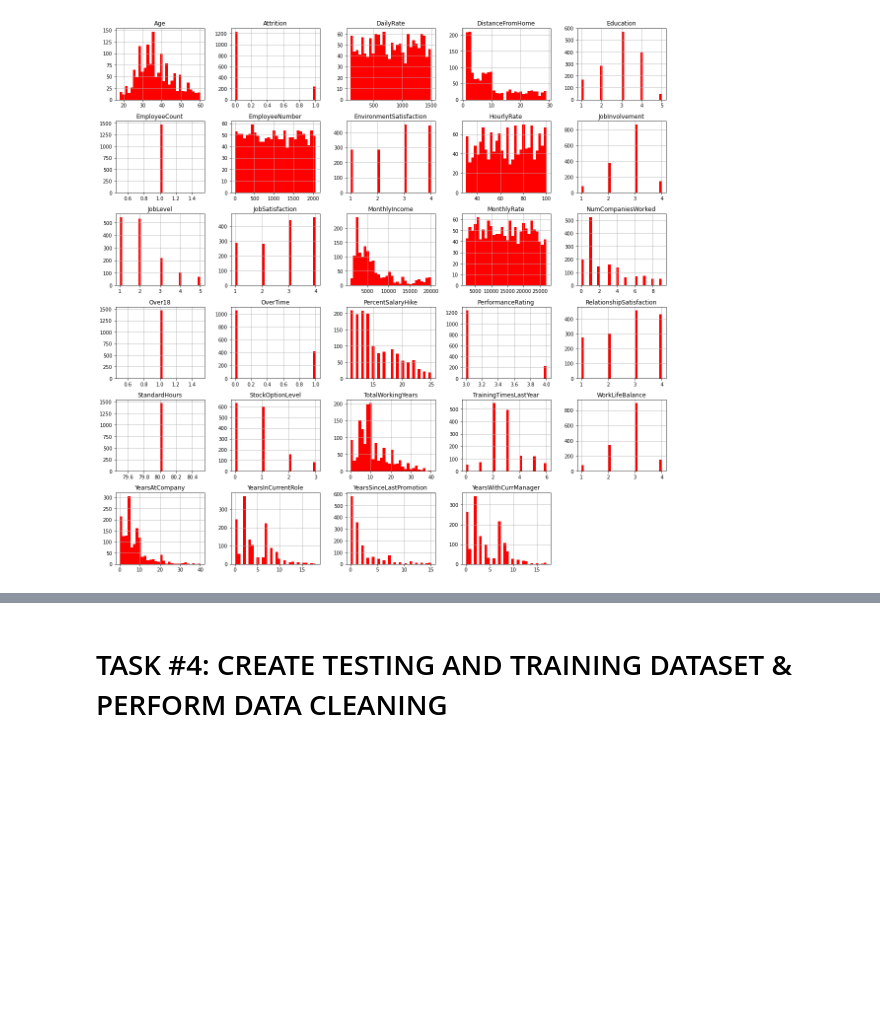
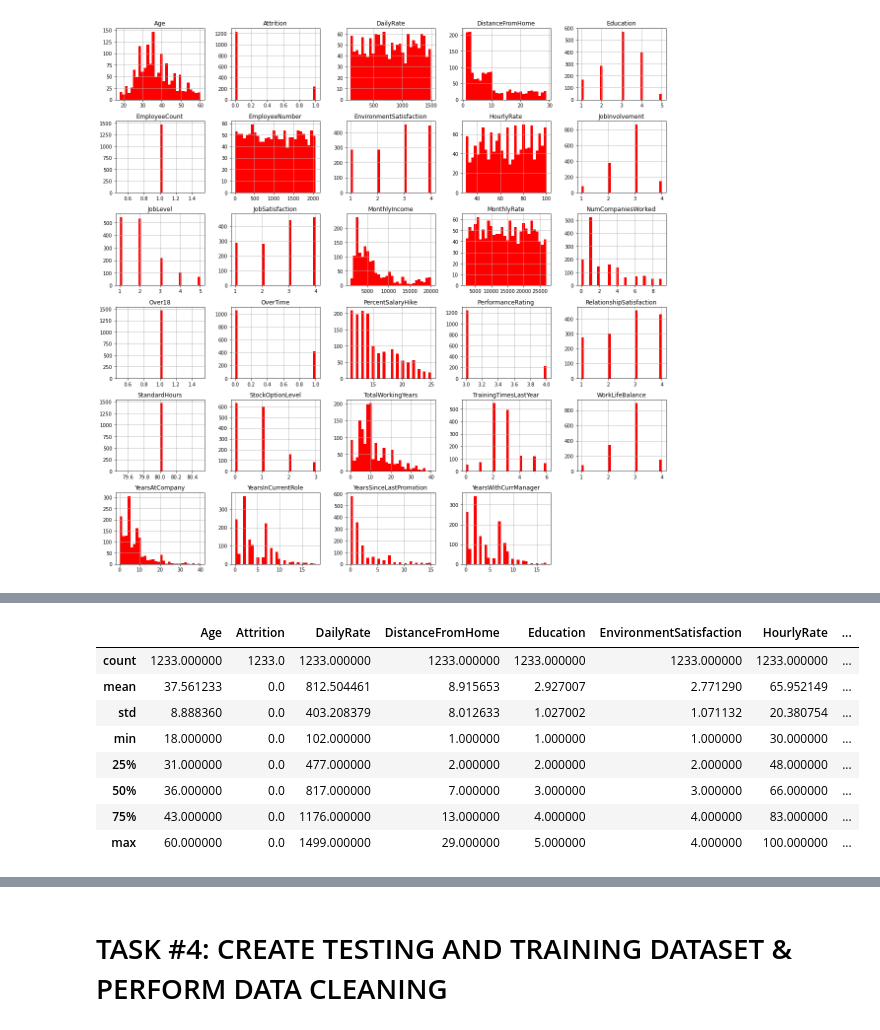
Before and after one commit to lavarius/DSCaseStudies, a Jupyter notebook: CS_Human_Resources_Department_Skeleton.ipynb, the cells around one changed output, grey strips where cells are left out. Saved outputs shown, nothing was run; the diff lists cells and outputs as text; code cells hidden in the pictures; blank space fills up the shorter version.

```diff
--- a/CS_Human_Resources_Department_Skeleton.ipynb
+++ b/CS_Human_Resources_Department_Skeleton.ipynb
@@ -140,0 +106,6 @@ employee_df
+# %%
+# Let's see how many employees left the company!
+# separate data into two different dataframes,
+# Those who left and who stayed, then do analysis on the data sets
+left_df = employee_df[employee_df['Attrition'] == 1]
+stayed_df = employee_df[employee_df['Attrition'] == 0]
@@ -141,9 +141,18 @@ employee_df
 # %%
-left_df.describe()
-
-#  Let's compare the mean and std of the employees who stayed and left
+# look at those that stayed too
+stayed_df.describe()
 # 'age': mean age of the employees who stayed is higher compared to who left
 # 'DailyRate': Rate of employees who stayed is higher
 # 'DistanceFromHome': Employees who stayed live closer to home
 # 'EnvironmentSatisfaction' & 'JobSatisfaction': Employees who stayed are generally more satisifed with their jobs
 # 'StockOptionLevel': Employees who stayed tend to have higher stock option level
+# %% [output]
+|  | Age | Attrition | DailyRate | DistanceFromHome | Education | EnvironmentSatisfaction | HourlyRate | ... |
+| count | 1233.000000 | 1233.0 | 1233.000000 | 1233.000000 | 1233.000000 | 1233.000000 | 1233.000000 | ... |
+| mean | 37.561233 | 0.0 | 812.504461 | 8.915653 | 2.927007 | 2.771290 | 65.952149 | ... |
+| std | 8.888360 | 0.0 | 403.208379 | 8.012633 | 1.027002 | 1.071132 | 20.380754 | ... |
+| min | 18.000000 | 0.0 | 102.000000 | 1.000000 | 1.000000 | 1.000000 | 30.000000 | ... |
+| 25% | 31.000000 | 0.0 | 477.000000 | 2.000000 | 2.000000 | 2.000000 | 48.000000 | ... |
+| 50% | 36.000000 | 0.0 | 817.000000 | 7.000000 | 3.000000 | 3.000000 | 66.000000 | ... |
+| 75% | 43.000000 | 0.0 | 1176.000000 | 13.000000 | 4.000000 | 4.000000 | 83.000000 | ... |
+| max | 60.000000 | 0.0 | 1499.000000 | 29.000000 | 5.000000 | 4.000000 | 100.000000 | ... |
```
Also changed, not shown: parts of 9 cells of this notebook.
